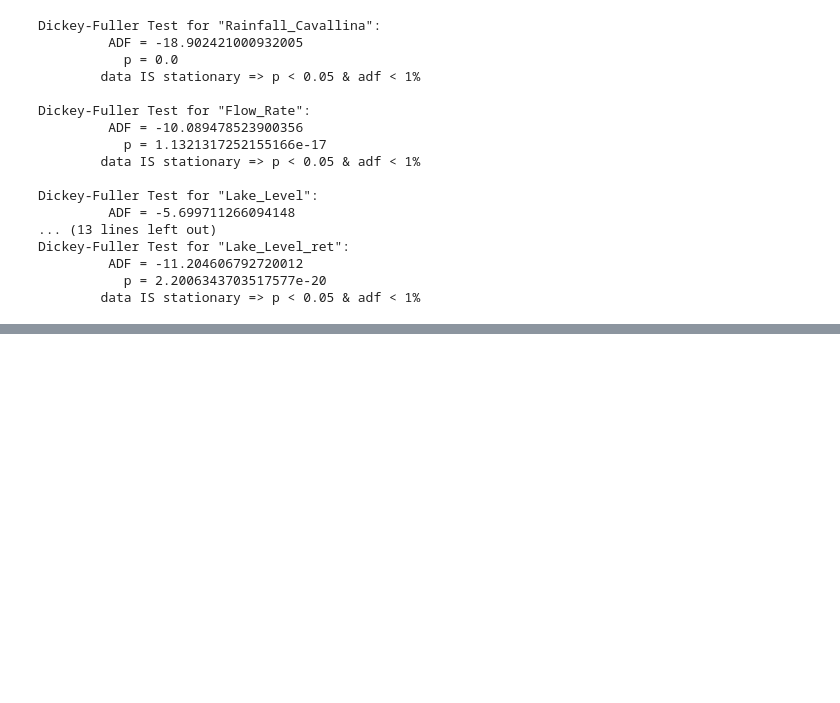
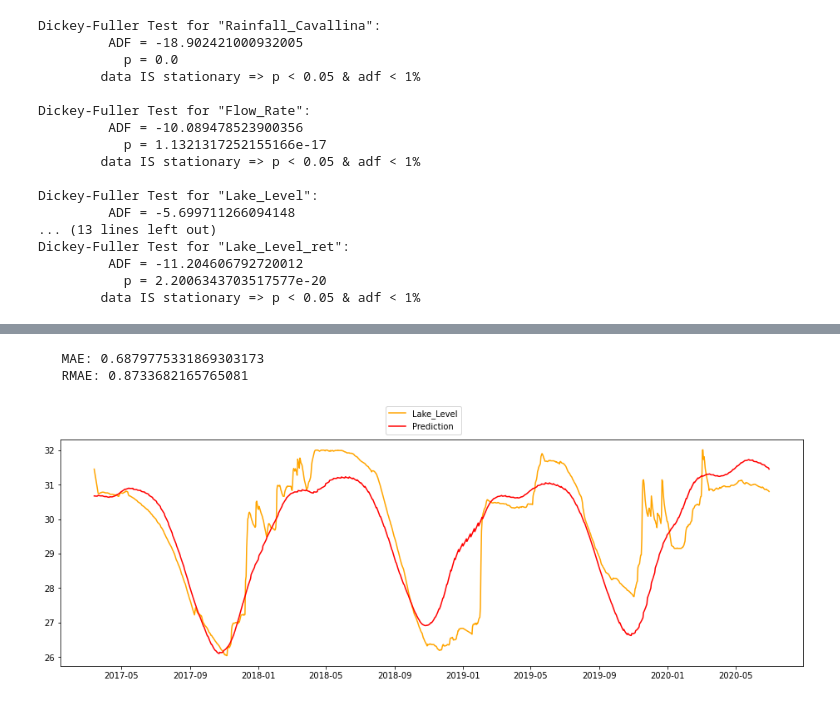
Before and after one commit to KlemenKozelj/master_thesis, a Jupyter notebook: 02_Lake_Bilancino_Time_Series.ipynb, the cells around one changed output, grey strips where cells are left out. Saved outputs shown, nothing was run; the diff lists cells and outputs as text; code cells hidden in the pictures; blank space fills up the shorter version.

```diff
--- a/02_Lake_Bilancino_Time_Series.ipynb
+++ b/02_Lake_Bilancino_Time_Series.ipynb
@@ -332,3 +331,9 @@ pm.plot(forecast);
+# %%
+pm_rolling = pr_rolling_forecast(df, test_percentage, 7)
+# %% [output]
+   MAE: 0.6879775331869303173
+   RMAE: 0.8733682165765081
+[figure, added]
 # %%
 # model_auto = auto_arima(
 #     y = df_learn['Lake_Level_ret'],
```
Also changed, not shown: parts of 8 cells of this notebook.
